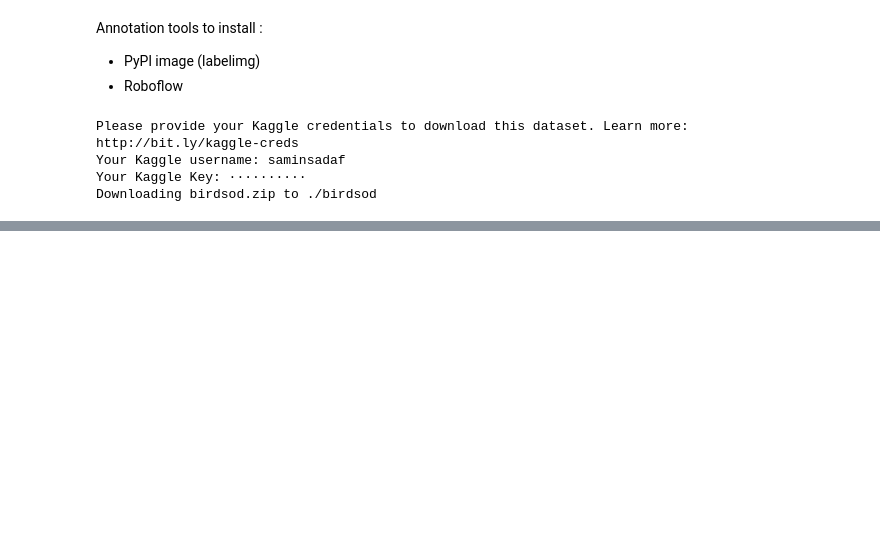
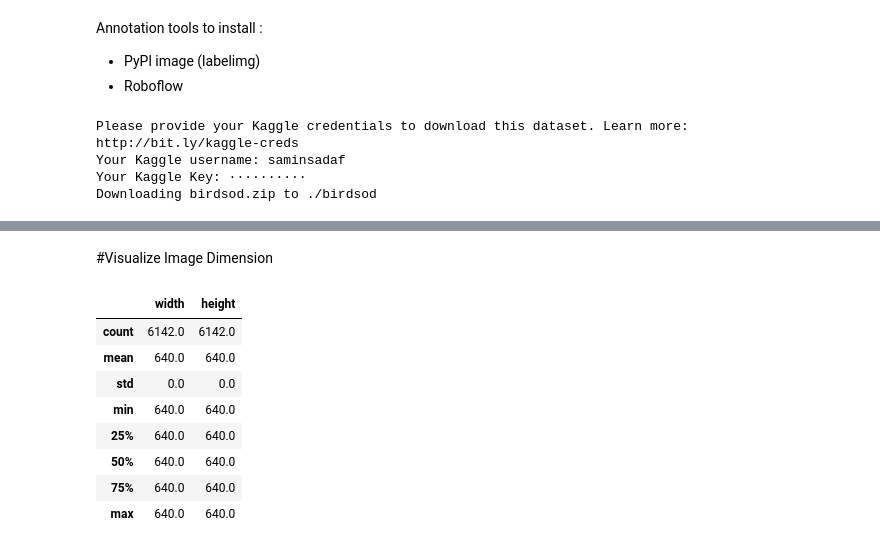
Before and after one commit to Samin-Sadaf7/MasteringObjectDetection, a Jupyter notebook: MasteringObjectDetection.ipynb, the cells around one changed output, grey strips where cells are left out. Saved outputs shown, nothing was run; the diff lists cells and outputs as text; code cells hidden in the pictures; blank space fills up the shorter version.

```diff
--- a/MasteringObjectDetection.ipynb
+++ b/MasteringObjectDetection.ipynb
@@ -119,0 +138,2 @@ Downloading birdsod.zip to ./birdsod
+# %% [markdown]
+#Visualize Image Dimension
@@ -119,0 +143,16 @@ Downloading birdsod.zip to ./birdsod
+# %%
+# Parse the output and convert to list of coordinate tuples
+hw_pairs = ast.literal_eval(hwp_output[0])
+#Convert to a dataframe
+df_hwpairs = pd.DataFrame(hw_pairs,columns=['width','height'])
+df_hwpairs.describe().round(2)
+# %% [output]
+|  | width | height |
+| count | 6142.0 | 6142.0 |
+| mean | 640.0 | 640.0 |
+| std | 0.0 | 0.0 |
+| min | 640.0 | 640.0 |
+| 25% | 640.0 | 640.0 |
+| 50% | 640.0 | 640.0 |
+| 75% | 640.0 | 640.0 |
+| max | 640.0 | 640.0 |
```
Also changed, not shown: parts of 6 cells of this notebook.
